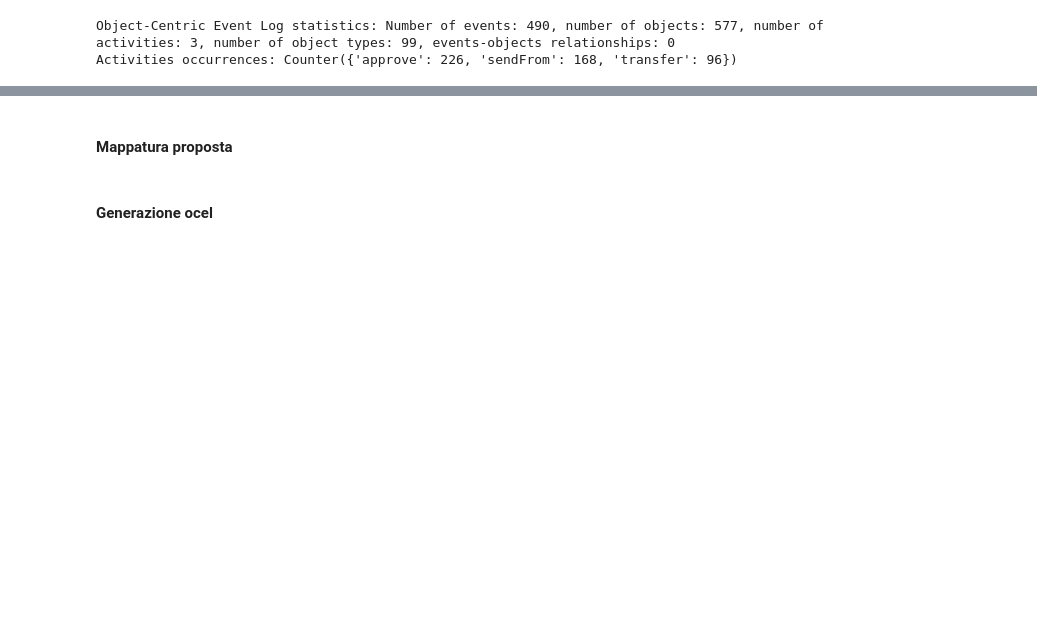
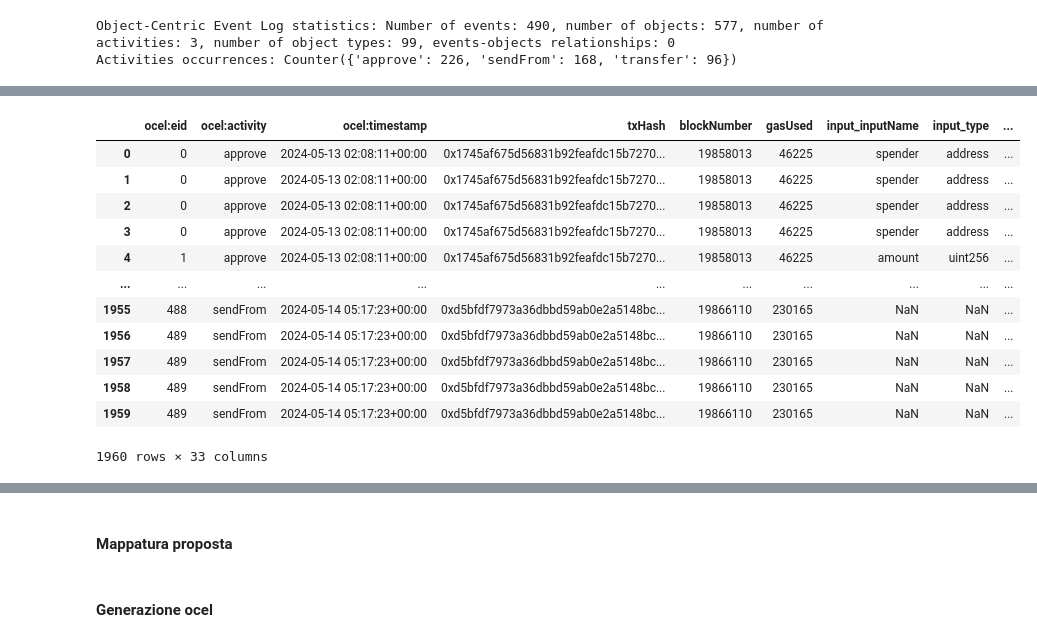
Before and after one commit to menga28/Log_to_ocel, a Jupyter notebook: mapping_json_to_ocel.ipynb, the cells around one changed output, grey strips where cells are left out. Cells and saved outputs as stored; diff of their text form; code cells hidden in the pictures; blank space fills up the shorter version.

```diff
--- a/mapping_json_to_ocel.ipynb
+++ b/mapping_json_to_ocel.ipynb
@@ -416,4 +219,5 @@ NameError: name 'df' is not defined
 # %%
+import datetime
 # Test
 def save_file(ocel: pm4py.OCEL, file_name: str):
     year_day = datetime.datetime.utcnow().strftime("%Y_%j")
@@ -469,19 +273,19 @@ p_additional_event_attributes = [
 p_additional_object_attributes = {
     # "txHash": ["txHash", "blockNumber", "contractAddress", "sender", "gasUsed", "activity", "timestamp"],
     # "blockNumber": ["blockNumber"],
-    "contractAddress": ["contractAddress"],
-    "sender": ["sender"],
-    "activity": ["activity"],
-    "input__id": ["input__id", "input_inputName", "input_type", "input_inputValue"],
-    "storageState__id": ["storageState__id", "storageState_variableName", "storageState_type", "storageState_variableValue", "storageState_variableRawValue"],
-    "internalTx__id": ["internalTx__id", "internalTx_callType", "internalTx_to", "internalTx_inputsCall"],
-    "event__id": ["event__id"]
+    # "contractAddress": ["contractAddress"],
+    # "sender": ["sender"],
+    # "activity": ["activity"],
+    # "input__id": ["input__id", "input_inputName", "input_type", "input_inputValue"],
+    # "storageState__id": ["storageState__id", "storageState_variableName", "storageState_type", "storageState_variableValue", "storageState_variableRawValue"],
+    # "internalTx__id": ["internalTx__id", "internalTx_callType", "internalTx_to", "internalTx_inputsCall"],
+    # "event__id": ["event__id"]
     # "activity": ["activity"]
 }
 
 
 # Converti il DataFrame in un OCEL
-ocel_normalized = pm4py.convert.convert_log_to_ocel(
+ocel = pm4py.convert.convert_log_to_ocel(
     log=p_log,
     activity_column=p_activity,
     timestamp_column=p_timestamp,
@@ -492,20 +296,20 @@ ocel_normalized = pm4py.convert.convert_log_to_ocel(
 )
 
 
-ocel_normalized.relations["ocel:qualifier"] = ocel_normalized.relations["ocel:type"]
+ocel.relations["ocel:qualifier"] = ocel_normalized.relations["ocel:type"]
 # ocel_normalized.events["ocel:eid"] = ocel_normalized.events["txHash"]
 
 print("\n\nOcel with duplicates:\n")
-print(ocel_normalized)
-save_file(ocel_normalized, "ocel_with_dupliacates")
+print(ocel)
+save_file(ocel, "ocel_with_dupliacates")
 
-ocel_merge = pm4py.ocel.ocel_merge_duplicates(ocel_normalized.__copy__())
-# ocel_cluster = pm4py.ocel.cluster_equivalent_ocel(ocel_normalized.__copy__(), "contractAddress")
+# ocel_merge = pm4py.ocel.ocel_merge_duplicates(ocel.__copy__())
+# # ocel_cluster = pm4py.ocel.cluster_equivalent_ocel(ocel_normalized.__copy__(), "contractAddress")
 
-print("\n\n")
-print("Ocel merged duplicates:\n")
-print(ocel_merge)
-save_file(ocel_merge, "ocel_merge_duplicates")
+# print("\n\n")
+# print("Ocel merged duplicates:\n")
+# print(ocel_merge)
+# save_file(ocel_merge, "ocel_merge_duplicates")
 # print(ocel_normalized.relations.columns)
 # print("\n\n")
 # print(ocel_cluster)
@@ -533,5 +326,3 @@ File spostati in: Datasets\pancacke100txs\2025_028
-# %%
-ocel = ocel_normalized
 # %%
 import pandas as pd
 from collections import Counter
@@ -619,3 +370,19 @@ print(ocel_normalized.events.head(10).to_string())
+# %%
+ocel.relations
+# %% [output]
+|  | ocel:eid | ocel:activity | ocel:timestamp | txHash | blockNumber | gasUsed | input_inputName | input_type | ... |
+| 0 | 0 | approve | 2024-05-13 02:08:11+00:00 | 0x1745af675d56831b92feafdc15b7270... | 19858013 | 46225 | spender | address | ... |
+| 1 | 0 | approve | 2024-05-13 02:08:11+00:00 | 0x1745af675d56831b92feafdc15b7270... | 19858013 | 46225 | spender | address | ... |
+| 2 | 0 | approve | 2024-05-13 02:08:11+00:00 | 0x1745af675d56831b92feafdc15b7270... | 19858013 | 46225 | spender | address | ... |
+| 3 | 0 | approve | 2024-05-13 02:08:11+00:00 | 0x1745af675d56831b92feafdc15b7270... | 19858013 | 46225 | spender | address | ... |
+| 4 | 1 | approve | 2024-05-13 02:08:11+00:00 | 0x1745af675d56831b92feafdc15b7270... | 19858013 | 46225 | amount | uint256 | ... |
+| ... | ... | ... | ... | ... | ... | ... | ... | ... | ... |
+| 1955 | 488 | sendFrom | 2024-05-14 05:17:23+00:00 | 0xd5bfdf7973a36dbbd59ab0e2a5148bc... | 19866110 | 230165 | NaN | NaN | ... |
+| 1956 | 489 | sendFrom | 2024-05-14 05:17:23+00:00 | 0xd5bfdf7973a36dbbd59ab0e2a5148bc... | 19866110 | 230165 | NaN | NaN | ... |
+| 1957 | 489 | sendFrom | 2024-05-14 05:17:23+00:00 | 0xd5bfdf7973a36dbbd59ab0e2a5148bc... | 19866110 | 230165 | NaN | NaN | ... |
+| 1958 | 489 | sendFrom | 2024-05-14 05:17:23+00:00 | 0xd5bfdf7973a36dbbd59ab0e2a5148bc... | 19866110 | 230165 | NaN | NaN | ... |
+| 1959 | 489 | sendFrom | 2024-05-14 05:17:23+00:00 | 0xd5bfdf7973a36dbbd59ab0e2a5148bc... | 19866110 | 230165 | NaN | NaN | ... |
+1960 rows × 33 columns
 # %%
 # display(ocel_normalized.events.head())
 # display(ocel_normalized.relations.head())
```
Also changed, not shown: parts of 16 cells of this notebook, 6 other files.
